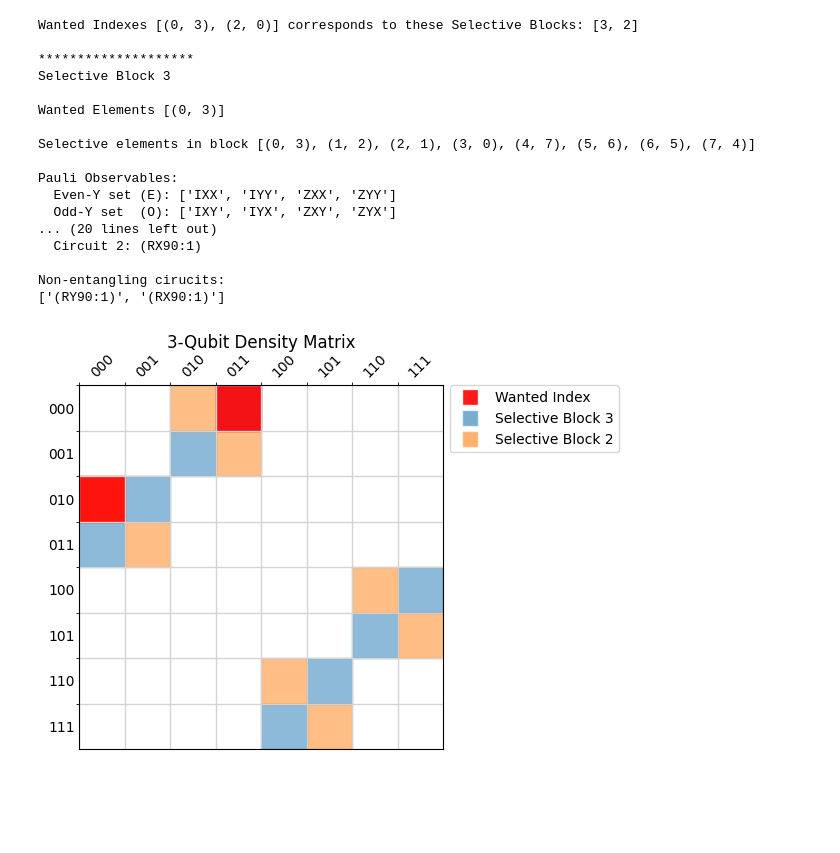
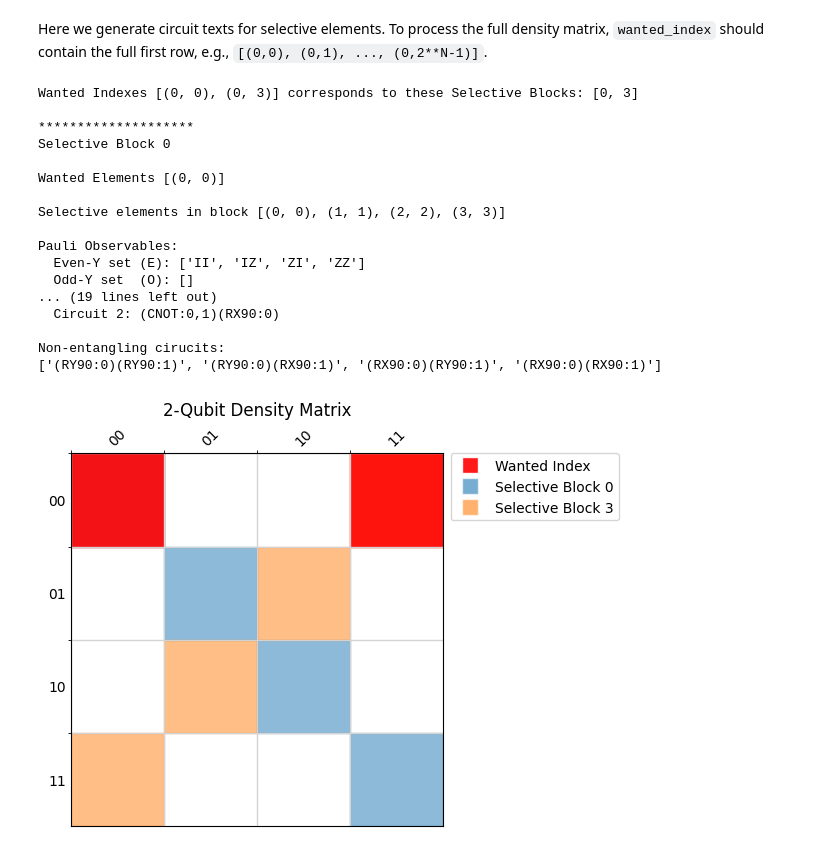
Before and after one commit to aniket-ae/SEEQST, a Jupyter notebook: Tutorial.ipynb, the cells around one changed output. Saved outputs shown, nothing was run; the diff lists cells and outputs as text; code cells hidden in the pictures; blank space fills up the shorter version.

```diff
--- a/Tutorial.ipynb
+++ b/Tutorial.ipynb
@@ -12,30 +87,42 @@ wanted_index=[(0,3),(2,0)]
+# %% [markdown]
+Here we generate circuit texts for selective elements. To process the full density matrix, `wanted_index` should contain the full first row, e.g., `[(0,0), (0,1), ..., (0,2**N-1)]`.
 # %%
-# Printing options , set True to print
-options={"density matrix plot":True, "wanted elements":True ,"selective elements":True,'circuits text':True,'non entangling circuits text':True,'observable':True}
+# Number of qubits in the quantum system
+N = 2
 
-#1. Identify selective blocks to wanted elements.
-#2. Experiment list of circuits in text, qiskit  ( sel_circ_text,sel_circ_qiskit)
-#3. Experiment list of circuits (not requiring entangling gates) in text, qiskit  (sel_circ_text_non_entangle,non_e_circ_qiskit)
+# List of targeted elements in the density matrix
+wanted_index = [(0, 0), (0, 3)]
 
-selective_blocks, sel_circ_text, sel_circ_text_non_entangle, sel_circ_qiskit, non_e_circ_qiskit =generate_experiment(wanted_index,N,options)
+# Options for printing and visualization
+options = {
+    "density matrix plot": True,
+    "wanted elements": True,
+    "selective elements": True,
+    "circuits text": True,
+    "non entangling circuits text": True,
+    "observable": True
+}
 
-# Avoid default ciruit implementation (design yourself for your own system connectivity)
+# Generate experimental circuits
+selective_blocks, sel_circ_text, sel_circ_text_non_entangle, sel_circ_qiskit, non_e_circ_qiskit = generate_experiment(wanted_index, N, options)
+
+# Avoid default circuit implementation - users should customize circuits for their specific system connectivity
 # %% [output]
-Wanted Indexes [(0, 3), (2, 0)] corresponds to these Selective Blocks: [3, 2]
+Wanted Indexes [(0, 0), (0, 3)] corresponds to these Selective Blocks: [0, 3]
 
 ********************
-Selective Block 3
+Selective Block 0
 
-Wanted Elements [(0, 3)]
+Wanted Elements [(0, 0)]
 
-Selective elements in block [(0, 3), (1, 2), (2, 1), (3, 0), (4, 7), (5, 6), (6, 5), (7, 4)]
+Selective elements in block [(0, 0), (1, 1), (2, 2), (3, 3)]
 
 Pauli Observables:
-  Even-Y set (E): ['IXX', 'IYY', 'ZXX', 'ZYY']
-  Odd-Y set  (O): ['IXY', 'IYX', 'ZXY', 'ZYX']
-... (20 lines left out)
-  Circuit 2: (RX90:1)
+  Even-Y set (E): ['II', 'IZ', 'ZI', 'ZZ']
+  Odd-Y set  (O): []
+... (19 lines left out)
+  Circuit 2: (CNOT:0,1)(RX90:0)
 
 Non-entangling cirucits:
-['(RY90:1)', '(RX90:1)']
+['(RY90:0)(RY90:1)', '(RY90:0)(RX90:1)', '(RX90:0)(RY90:1)', '(RX90:0)(RX90:1)']
-[figure, old version]
+[figure, new version]
```
Also changed, not shown: parts of 19 cells of this notebook.
